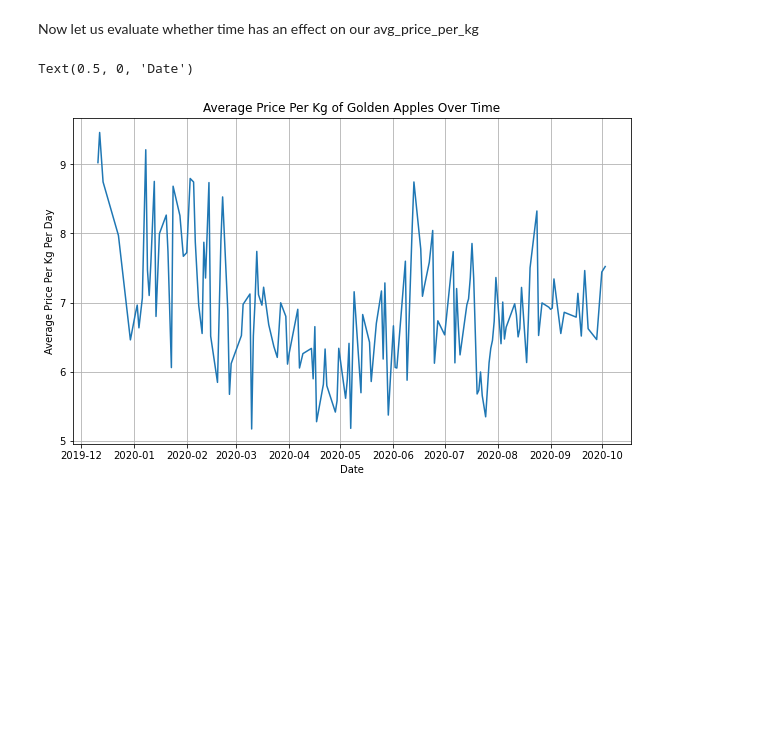
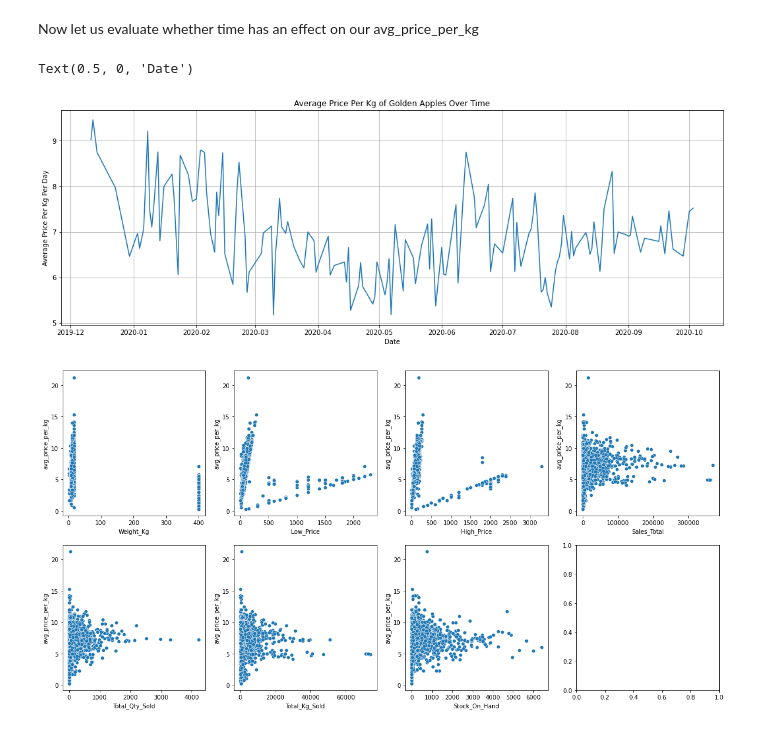
Before and after one commit to nkonyanihlulani/Team_7_regression, a Jupyter notebook: team_7.ipynb, the cells around one changed output. Cells and saved outputs as stored; diff of their text form; code cells hidden in the pictures; blank space fills up the shorter version.

```diff
--- a/team_7.ipynb
+++ b/team_7.ipynb
@@ -144,12 +117,27 @@ train['Date']=pd.to_datetime(train['Date']) #converting to datetime
 # %%
 df = train.groupby(train['Date'])['avg_price_per_kg'].mean() #getting the average_per_kg_per_date
 # %%
-fig, ax = plt.subplots(figsize=(10, 6))
+fig, ax = plt.subplots(figsize=(18, 6))
 ax.plot(df)
 ax.grid(True)
 ax.set_title('Average Price Per Kg of Golden Apples Over Time')
 ax.set_ylabel('Average Price Per Kg Per Day')
 ax.set_xlabel('Date')
 # %% [output]
 Text(0.5, 0, 'Date')
-[figure, old version]
+[figure, new version]
+# %%
+
+fig, axs = plt.subplots(2, 4, figsize=(20, 10))
+
+sns.scatterplot(train.Weight_Kg,train.avg_price_per_kg,ax=axs[0,0])
+sns.scatterplot(train.Low_Price,train.avg_price_per_kg,ax=axs[0,1])
+sns.scatterplot(train.High_Price,train.avg_price_per_kg, ax=axs[0,2])
+sns.scatterplot(train.Sales_Total,train.avg_price_per_kg,ax=axs[0,3])
+sns.scatterplot(train.Total_Qty_Sold,train.avg_price_per_kg,ax=axs[1,0])
+sns.scatterplot(train.Total_Kg_Sold,train.avg_price_per_kg,ax=axs[1,1])
+sns.scatterplot(train.Stock_On_Hand,train.avg_price_per_kg,ax=axs[1,2])
+
+plt.show()
+# %% [output]
+[figure, added]
```
Also changed, not shown: parts of 28 cells of this notebook.
